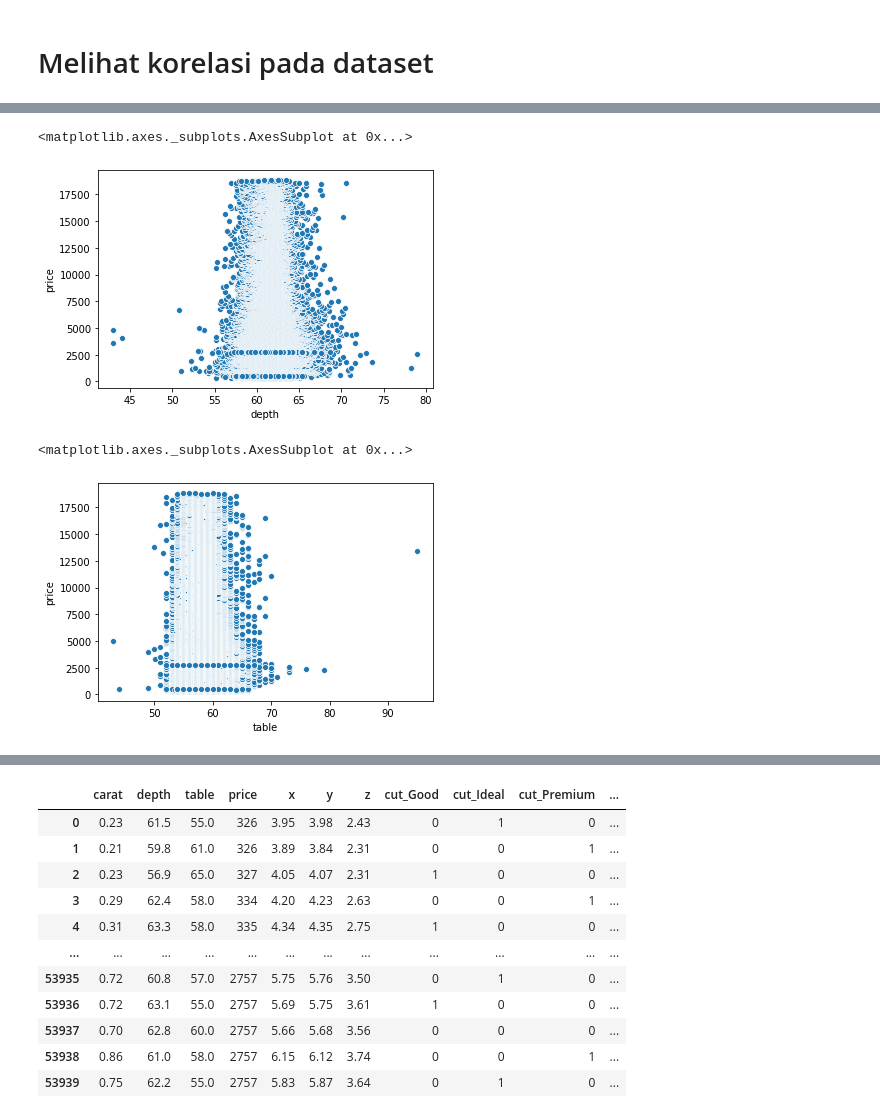
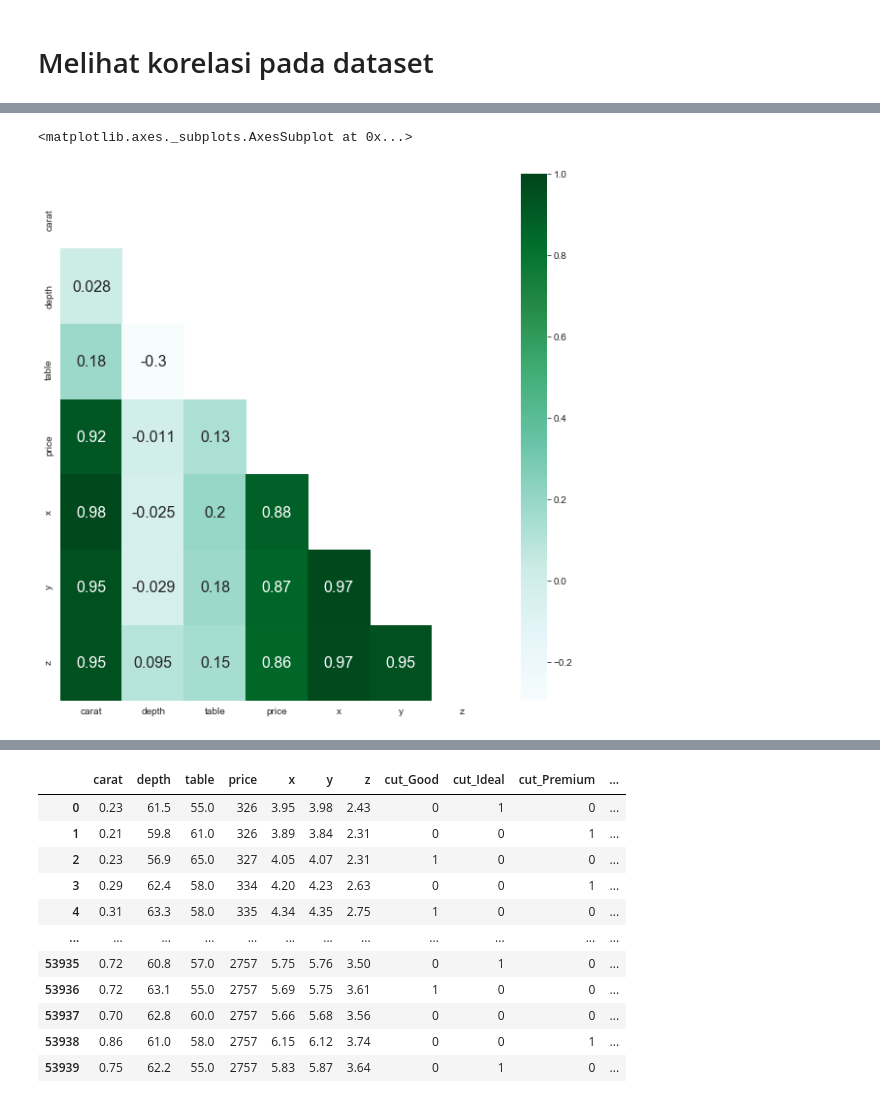
Before and after one commit to dendyandra22/dataDiamond, a Jupyter notebook: tubes.ipynb, the cells around one changed output, grey strips where cells are left out. Saved outputs shown, nothing was run; the diff lists cells and outputs as text; code cells hidden in the pictures.

```diff
--- a/tubes.ipynb
+++ b/tubes.ipynb
@@ -59,23 +95,2 @@ dtype: int64
 # %% [markdown]
 # Melihat korelasi pada dataset
-# %%
-mask = np.zeros_like(dataset.corr(), dtype=np.bool)
-Triu = np.triu_indices_from(mask)
-mask[Triu] = True
-
-f, ax = plt.subplots(figsize=(11, 15))
-heatmap = sns.heatmap(dataset.corr(),
-                      mask = mask,
-                      square = True,
-                      linewidths = .5,
-                      cmap = 'coolwarm',
-                      cbar_kws = {'shrink': .4,
-                                'ticks' : [-1, -.5, 0, 0.5, 1]},
-                      vmin = -1,
-                      vmax = 1,
-                      annot = True,
-                      annot_kws = {'size': 12})
-#add the column names as labels
-ax.set_yticklabels(dataset.columns, rotation = 0)
-ax.set_xticklabels(dataset.columns)
-sns.set_style({'xtick.bottom': True}, {'ytick.left': True})
@@ -131,12 +97,10 @@ sns.scatterplot(x='depth',y='table',data=dataset)
-# %%
-#persebaran data depth & price
-sns.scatterplot(x='depth',y='price',data=dataset)
-# %% [output]
-<matplotlib.axes._subplots.AxesSubplot at 0x...>
-[figure, removed]
-# %%
-#persebaran data table & price
-sns.scatterplot(x='table',y='price',data=dataset)
-# %% [output]
-<matplotlib.axes._subplots.AxesSubplot at 0x...>
-[figure, removed]
+# %%
+mask = np.zeros_like(dataset.corr(), dtype=np.bool)
+Triu = np.triu_indices_from(mask)
+mask[Triu] = True
+plt.figure(figsize=(10,10))
+sns.set_style('white')
+sns.heatmap(data=dataset.corr(),annot=True,annot_kws={"size":16},mask=mask,cmap='BuGn',linecolor='black')
+# %% [output]
+<matplotlib.axes._subplots.AxesSubplot at 0x...>
+[figure, added]
```
Also changed, not shown: parts of 21 cells of this notebook.
